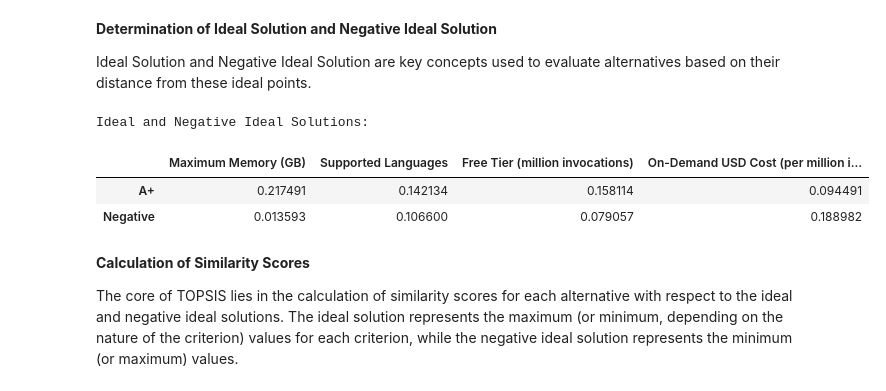
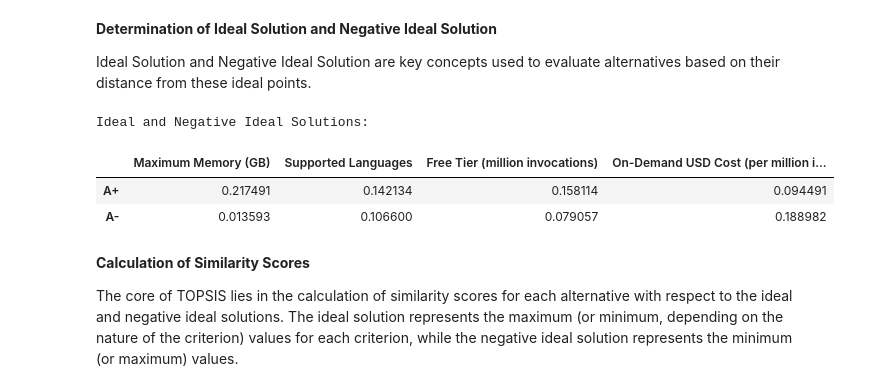
Before and after one commit to mkhpc/StatTOPSIS, a Jupyter notebook: StatTOPSIS.ipynb, the cells around one changed output. Drawn from its saved outputs; the diff is of its cells as text; code cells hidden in the pictures.

```diff
--- a/StatTOPSIS.ipynb
+++ b/StatTOPSIS.ipynb
@@ -134,27 +134,27 @@ Ideal Solution and Negative Ideal Solution are key concepts used to evaluate alt
 # %%
 # Determine the Ideal and Negative Ideal Solutions
 a_pos = np.zeros(n)
 a_neg = np.zeros(n)
 for j in range(n):
     column = weighted_data[:, j]
     max_val = np.max(column)
     min_val = np.min(column)
 
     if j in benefit_categories:
         a_pos[j] = max_val
         a_neg[j] = min_val
     else:
         a_pos[j] = min_val
         a_neg[j] = max_val
 
-ideal_df = pd.DataFrame(data=[a_pos, a_neg], index=["A+", "Negative"], columns=categories)
+ideal_df = pd.DataFrame(data=[a_pos, a_neg], index=["A+", "A-"], columns=categories)
 print("Ideal and Negative Ideal Solutions:")
 display(ideal_df)
 # %% [output]
 Ideal and Negative Ideal Solutions:
 |  | Maximum Memory (GB) | Supported Languages | Free Tier (million invocations) | On-Demand USD Cost (per million i... |
 | A+ | 0.217491 | 0.142134 | 0.158114 | 0.094491 |
-| Negative | 0.013593 | 0.106600 | 0.079057 | 0.188982 |
+| A- | 0.013593 | 0.106600 | 0.079057 | 0.188982 |
 # %% [markdown]
 **Calculation of Similarity Scores**
 
```
Also changed, not shown: 1 other file.
